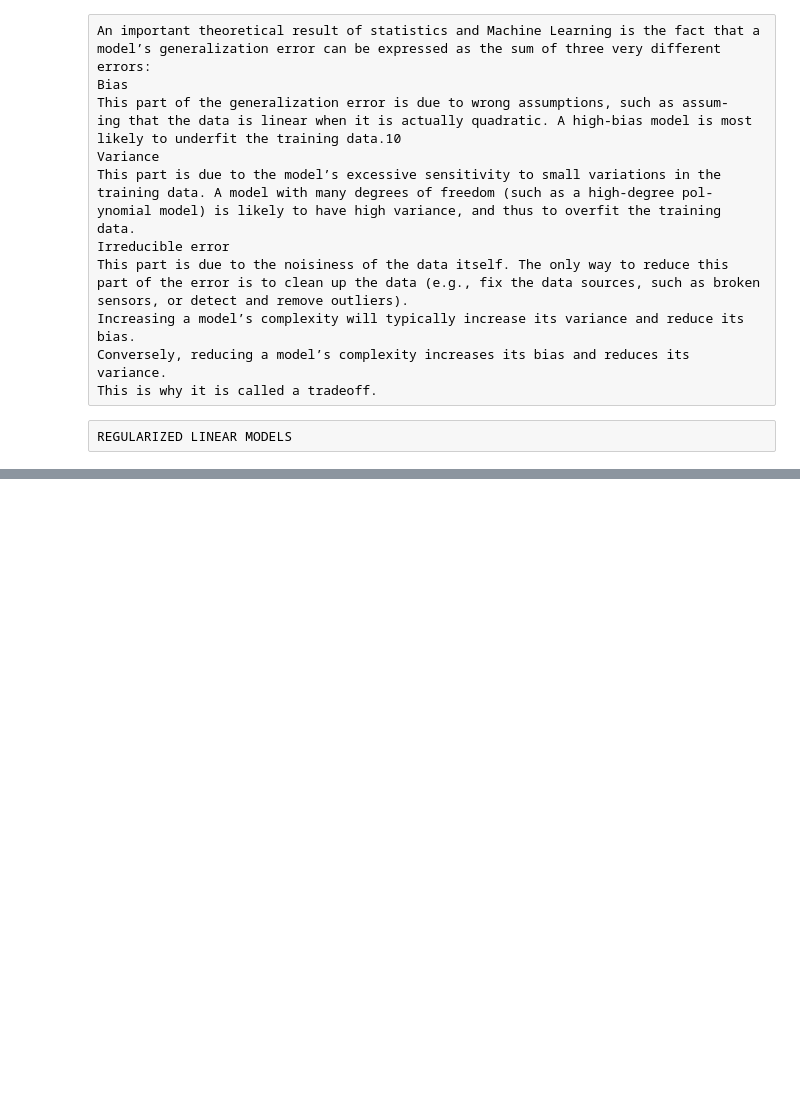
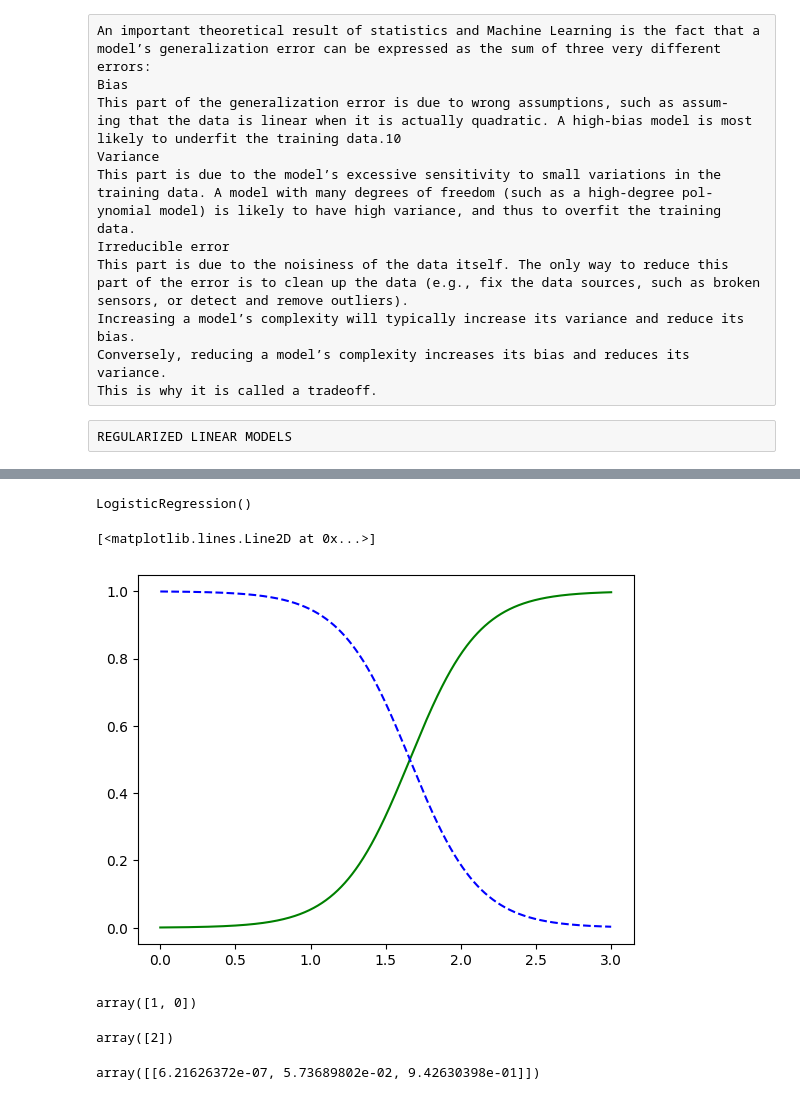
Before and after one commit to manasesmutembei11/ML, a Jupyter notebook: training_models.ipynb, the cells around one changed output, grey strips where cells are left out. Saved outputs shown, nothing was run; the diff lists cells and outputs as text; code cells hidden in the pictures; blank space fills up the shorter version.

Commit message:
Training models

```diff
--- a/training_models.ipynb
+++ b/training_models.ipynb
@@ -180,0 +183,4 @@ array([[4.76931382]])
+# %%
+sgd_reg = SGDRegressor(penalty="l2")
+sgd_reg.fit(X, y.ravel())
+sgd_reg.predict([[1.5]])
@@ -180,0 +195,5 @@ array([[4.76931382]])
+# %%
+from sklearn.linear_model import Lasso
+lasso_reg = Lasso(alpha=0.1)
+lasso_reg.fit(X, y)
+lasso_reg.predict([[1.5]])
@@ -180,0 +259,30 @@ array([[4.76931382]])
+# %%
+from sklearn.linear_model import LogisticRegression
+log_reg = LogisticRegression()
+log_reg.fit(X, y)
+# %% [output]
+LogisticRegression()
+# %%
+X_new = np.linspace(0, 3, 1000).reshape(-1, 1)
+y_proba = log_reg.predict_proba(X_new)
+plt.plot(X_new, y_proba[:, 1], "g-", label="Iris-Virginica")
+plt.plot(X_new, y_proba[:, 0], "b--", label="Not Iris-Virginica")
+# %% [output]
+[<matplotlib.lines.Line2D at 0x...>]
+[figure, added]
+# %%
+log_reg.predict([[1.7], [1.5]])
+# %% [output]
+array([1, 0])
+# %%
+X = iris["data"][:, (2, 3)] # petal length, petal width
+y = iris["target"]
+softmax_reg = LogisticRegression(multi_class="multinomial",solver="lbfgs", C=10)
+softmax_reg.fit(X, y)
+softmax_reg.predict([[5, 2]])
+# %% [output]
+array([2])
+# %%
+softmax_reg.predict_proba([[5, 2]])
+# %% [output]
+array([[6.21626372e-07, 5.73689802e-02, 9.42630398e-01]])
```
Also changed, not shown: parts of 26 cells of this notebook.
